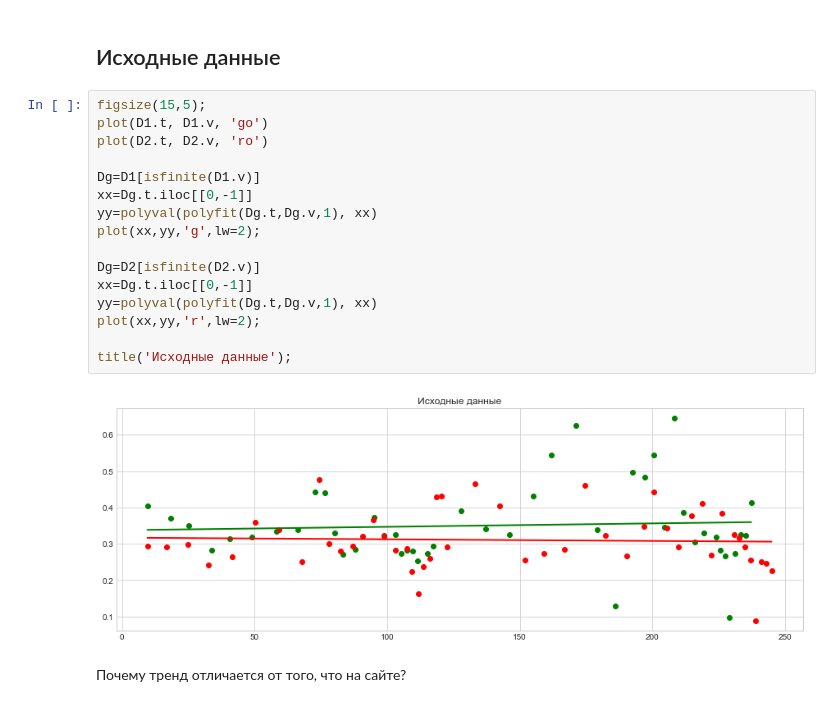
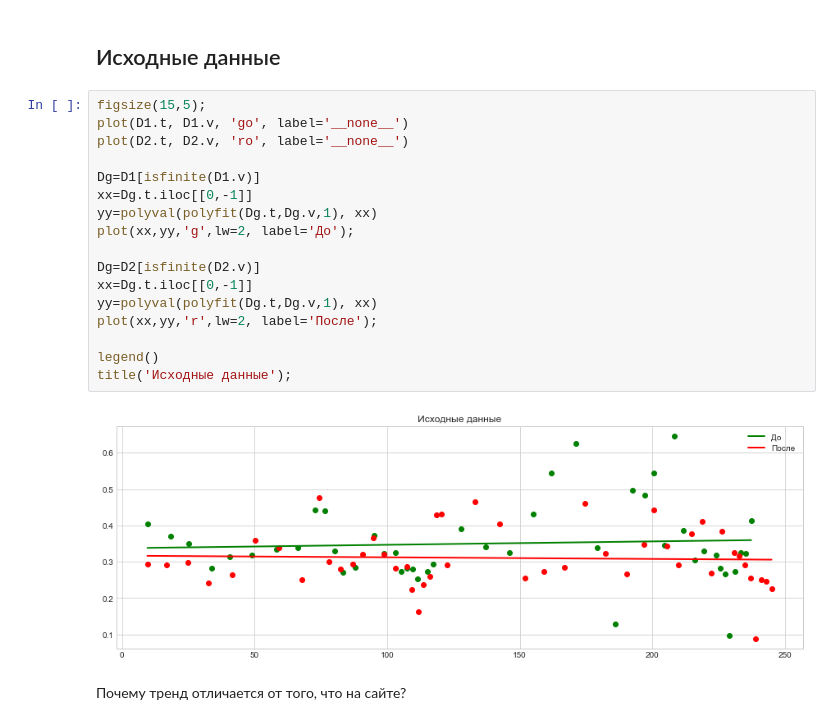
Before and after one commit to sherdim/mame, a Jupyter notebook: Task_balatte_condition.ipynb, the cells around one changed output. Cells and saved outputs as stored; diff of their text form.

```diff
--- a/Task_balatte_condition.ipynb
+++ b/Task_balatte_condition.ipynb
@@ -26,22 +27,23 @@ D1.shape, D2.shape,
 ## Исходные данные
 # %%
 figsize(15,5);
-plot(D1.t, D1.v, 'go')
-plot(D2.t, D2.v, 'ro')
+plot(D1.t, D1.v, 'go', label='__none__')
+plot(D2.t, D2.v, 'ro', label='__none__')
 
 Dg=D1[isfinite(D1.v)]
 xx=Dg.t.iloc[[0,-1]]
 yy=polyval(polyfit(Dg.t,Dg.v,1), xx)
-plot(xx,yy,'g',lw=2);
+plot(xx,yy,'g',lw=2, label='До');
 
 Dg=D2[isfinite(D2.v)]
 xx=Dg.t.iloc[[0,-1]]
 yy=polyval(polyfit(Dg.t,Dg.v,1), xx)
-plot(xx,yy,'r',lw=2);
+plot(xx,yy,'r',lw=2, label='После');
 
+legend()
 title('Исходные данные');
 # %% [output]
-[figure, old version]
+[figure, new version]
 # %% [markdown]
 Почему тренд отличается от того, что на сайте?
 # %% [markdown]
```
Also changed, not shown: parts of 31 cells of this notebook, 9 other files.
